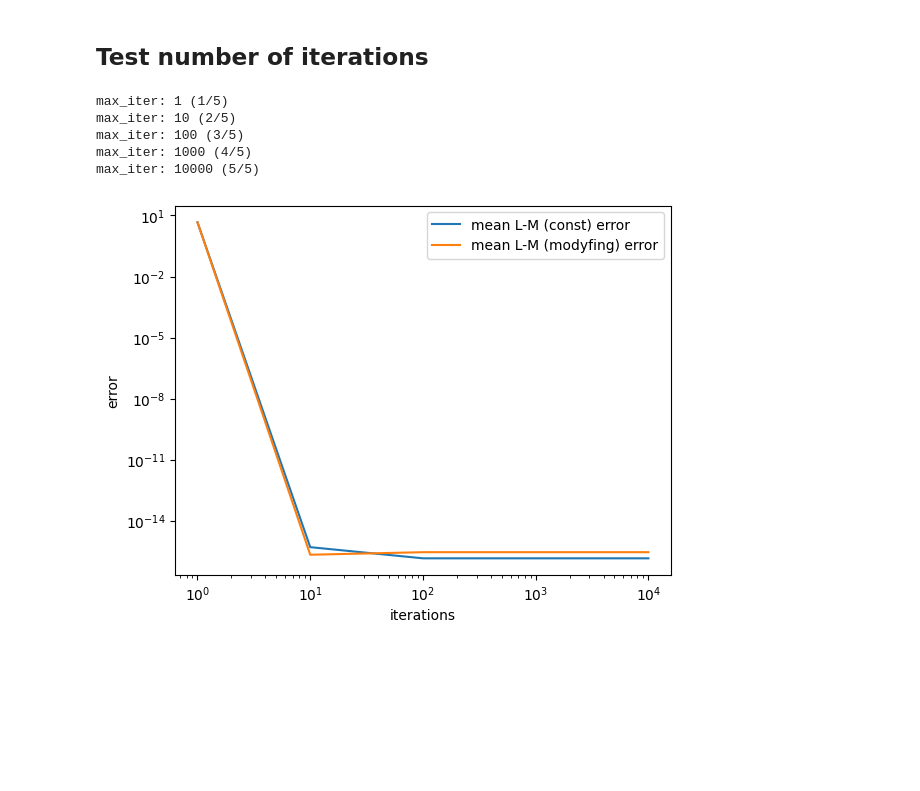
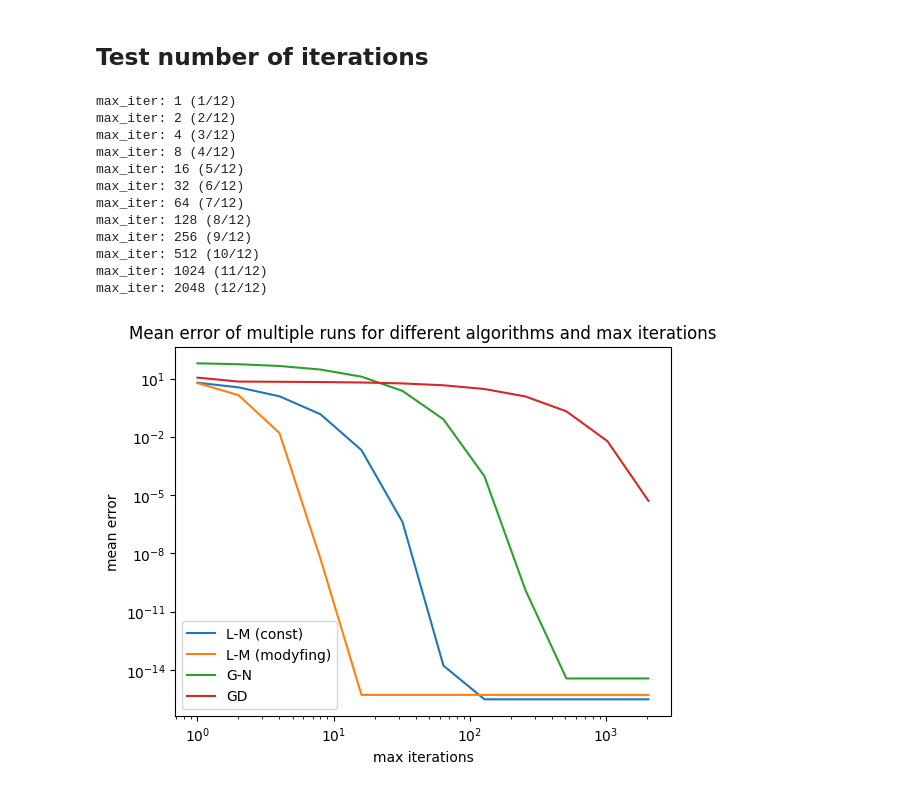
Before and after one commit to Perlik476/MNUMAD-optimizers, a Jupyter notebook: project/test_simple_function.ipynb, the cells around one changed output. Drawn from its saved outputs; the diff is of its cells as text; code cells hidden in the pictures; blank space fills up the shorter version.

```diff
--- a/project/test_simple_function.ipynb
+++ b/project/test_simple_function.ipynb
@@ -170,6 +170,9 @@ p, err = optimizer.optimize(p0, max_iter, step_type="ridge")
 print(f"{p=}, {err=}")
 # %% [output]
 p=array([-0.08,  1.08, -1.08]), err=0.0
+# %%
+p, err = optimizer.optimize(p0, max_iter, step_type="cgnr")
+print(f"{p=}, {err=}")
 # %% [markdown]
 ### Helper functions
 # %%
@@ -180,13 +183,18 @@ def remove_nans_infs_and_zeros(arr):
     arr = np.array(arr)
     arr[np.isnan(arr)] = _infty
     arr[np.isinf(arr)] = _infty
+    arr[arr > _infty] = _infty
     arr[arr == 0] = _zero
+    arr[arr < _zero] = _zero
     return arr
 # %% [markdown]
 ## Test parameters
 # %%
-lambda_params = [10**i for i in range(-10, 3)]
-p0s = [np.random.randn(3) for _ in range(10)]
+lambda_params = [float(10**i) for i in range(-16, 3)]
+np.random.seed(42)
+p0s = [2**i * np.random.randn(3) for i in range(5)]
+max_iter = 100
+max_iter_gd = 1000
 
 errors_levenberg_marquardt_const_param = []
 errors_levenberg_marquardt_modifying_param = []
@@ -275,12 +282,13 @@ plt.show()
 # %% [markdown]
 ## Test number of iterations
 # %%
-max_iters = [10**i for i in range(0, 5)]
-p0s = [np.random.randn(3) for _ in range(3)]
+max_iters = [2**i for i in range(0, 12)]
+np.random.seed(42)
+p0s = [2**i * np.random.randn(3) for i in range(5)]
 alpha_gd = 1e-2
-alpha_gn = 1
-lambda0 = 1e-2
-lambda_change = 2
+alpha_gn = 1e-1
+lambda0 = 1.
+lambda_change = 2.
 
 errors_levenberg_marquardt_const_param = []
 errors_levenberg_marquardt_modifying_param = []
@@ -321,10 +329,17 @@ for i, max_iter in enumerate(max_iters):
         errs.append(err)
     errors_gradient_descent.append(errs)
 # %% [output]
-max_iter: 1 (1/5)
-max_iter: 10 (2/5)
-max_iter: 100 (3/5)
-max_iter: 1000 (4/5)
-max_iter: 10000 (5/5)
+max_iter: 1 (1/12)
+max_iter: 2 (2/12)
+max_iter: 4 (3/12)
+max_iter: 8 (4/12)
+max_iter: 16 (5/12)
+max_iter: 32 (6/12)
+max_iter: 64 (7/12)
+max_iter: 128 (8/12)
+max_iter: 256 (9/12)
+max_iter: 512 (10/12)
+max_iter: 1024 (11/12)
+max_iter: 2048 (12/12)
 # %%
 errors_mean_lm_const = np.mean(errors_levenberg_marquardt_const_param, axis=1)
@@ -349,13 +356,13 @@ errors_gd_std = remove_nans_infs_and_zeros(errors_gd_std)
 # %%
-plt.loglog(max_iters, errors_mean_lm_const, label="mean L-M (const) error")
-# plt.loglog(lambda_params, errors_std_lm_const, label="L-M (const) error std", linestyle="--")
-
-plt.loglog(max_iters, errors_mean_lm_mod, label="mean L-M (modyfing) error")
-# plt.loglog(lambda_params, errors_std_lm_mod, label="L-M (modyfing) error std", linestyle="--")
+plt.loglog(max_iters, errors_mean_lm_const, label="L-M (const)")
+plt.loglog(max_iters, errors_mean_lm_mod, label="L-M (modyfing)")
+plt.loglog(max_iters, errors_gn_mean, label="G-N")
+plt.loglog(max_iters, errors_gd_mean, label="GD")
 
 plt.legend()
-plt.xlabel("iterations")
-plt.ylabel("error")
+plt.xlabel("max iterations")
+plt.ylabel("mean error")
+plt.title("Mean error of multiple runs for different algorithms and max iterations")
 plt.show()
 # %% [output]
-[figure, old version]
+[figure, new version]
```
Also changed, not shown: parts of 8 cells of this notebook, 2 other files.
